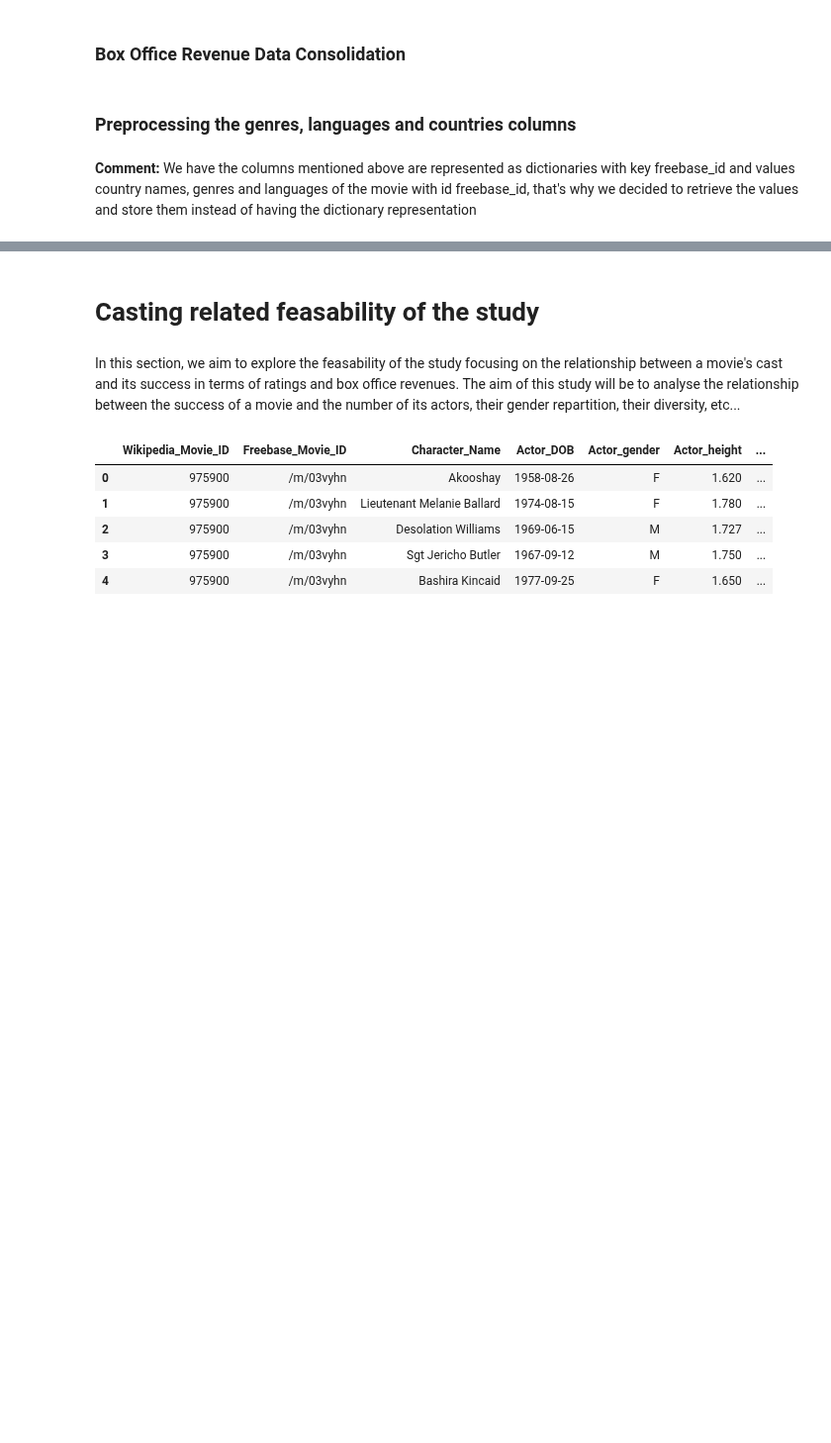
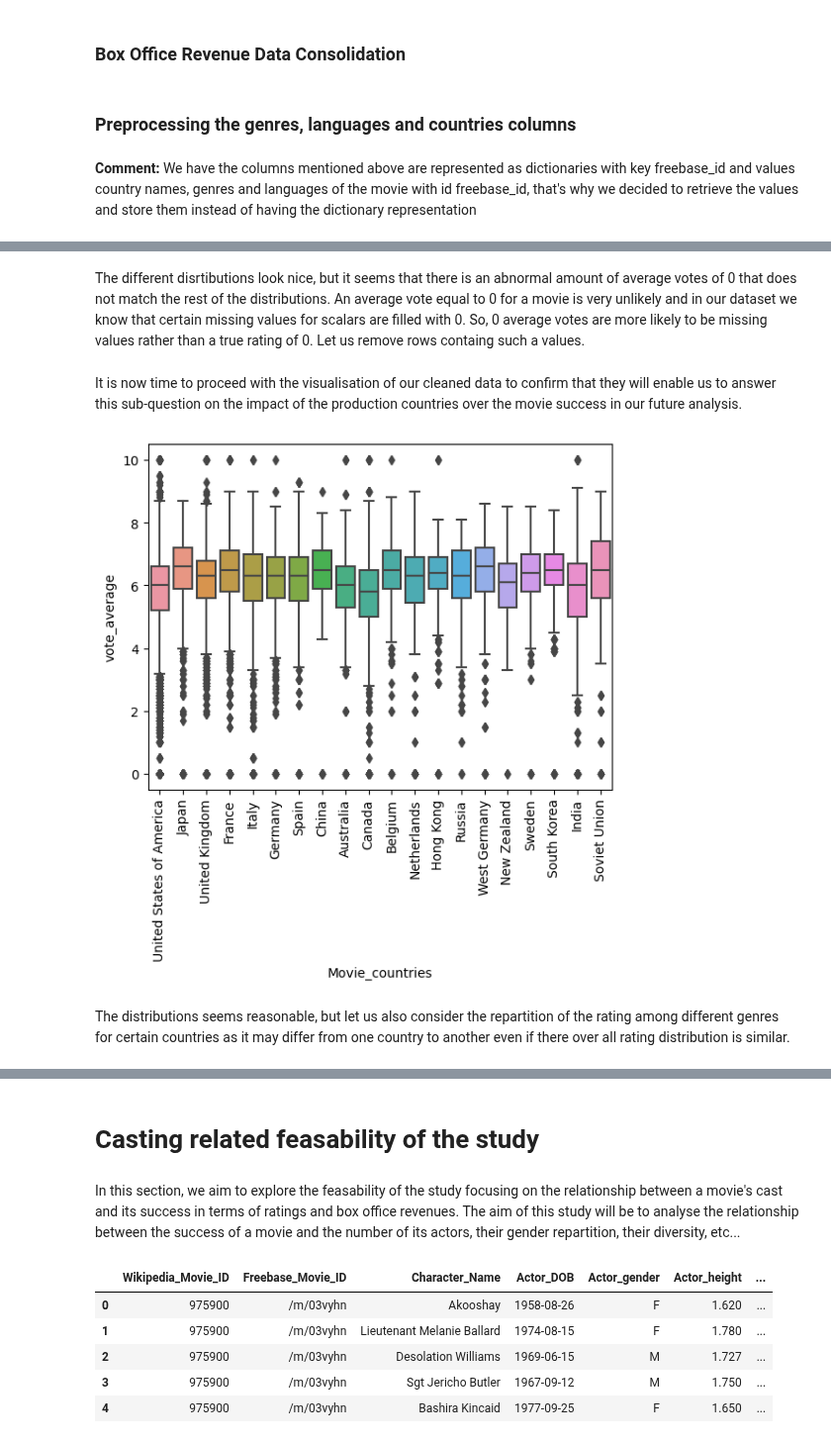
Before and after one commit to epfl-ada/ada-2023-project-yamal, a Jupyter notebook: movies_analysis.ipynb, the cells around one changed output, grey strips where cells are left out. Shown at 99% size. Cells and saved outputs as stored; diff of their text form; code cells hidden in the pictures; blank space fills up the shorter version.

```diff
--- a/movies_analysis.ipynb
+++ b/movies_analysis.ipynb
@@ -121,0 +175,2 @@ movies.drop(columns=['Wikipedia_Movie_ID','Movie_release_date', 'title', 'runtim
+# %% [markdown]
+The different disrtibutions look nice, but it seems that there is an abnormal amount of average votes of 0 that does not match the rest of the distributions. An average vote equal to 0 for a movie is very unlikely and in our dataset we know that certain missing values for scalars are filled with 0. So, 0 average votes are more likely to be missing values rather than a true rating of 0. Let us remove rows containg such a values.
@@ -121,0 +180,12 @@ movies.drop(columns=['Wikipedia_Movie_ID','Movie_release_date', 'title', 'runtim
+# %% [markdown]
+It is now time to proceed with the visualisation of our cleaned data  to confirm that they will enable us to answer this sub-question on the impact of the production countries over the movie success in our future analysis.
+# %%
+# Plot the distribution of the average votes
+
+ax = sns.boxplot(x="Movie_countries", y="vote_average", data=df_top20_country)
+
+plt.setp(ax.get_xticklabels(), rotation=90);
+# %% [output]
+[figure, added]
+# %% [markdown]
+The distributions seems reasonable, but let us also consider the repartition of the rating among different genres for certain countries as it may differ from one country to another even if there over all rating distribution is similar.
```
Also changed, not shown: parts of 18 cells of this notebook.
